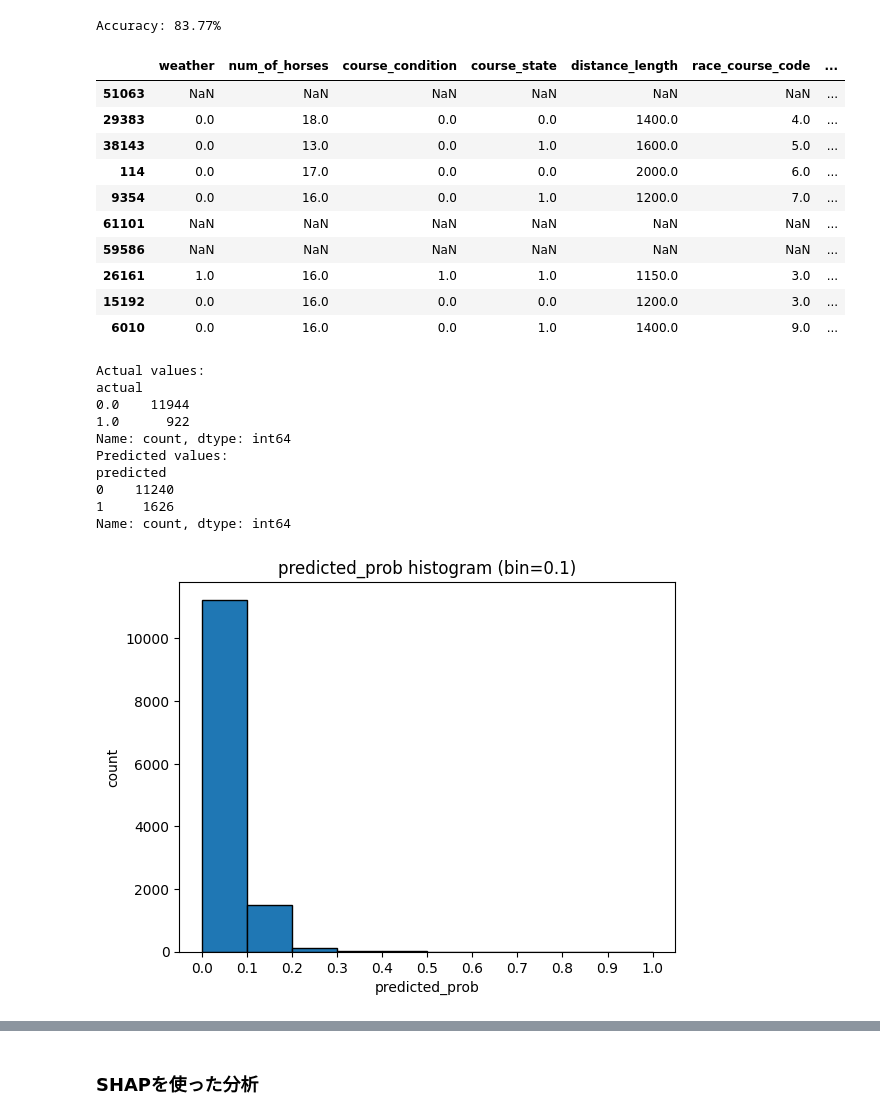
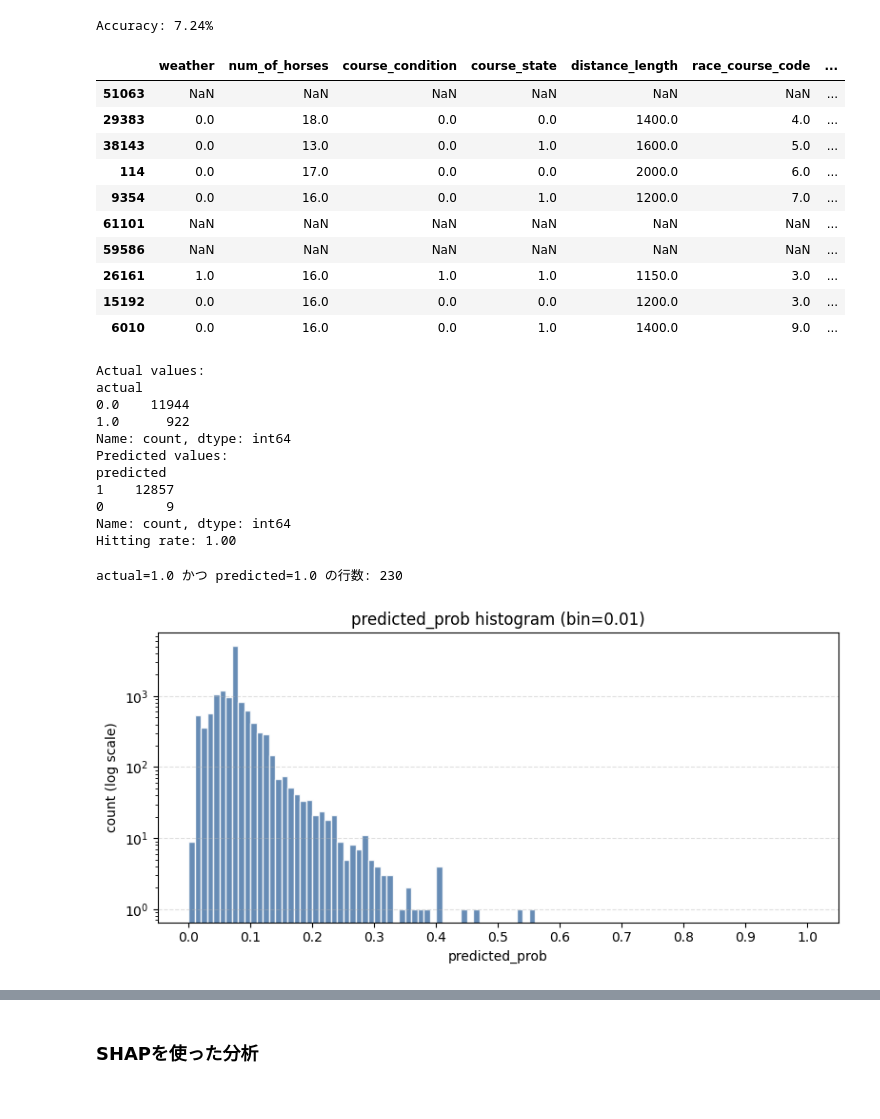
Before and after one commit to Nagishi777/mykeibaAI, a Jupyter notebook: src/05_predict_rank.ipynb, the cells around one changed output, grey strips where cells are left out. Drawn from its saved outputs; the diff is of its cells as text; code cells hidden in the pictures.

```diff
--- a/src/05_predict_rank.ipynb
+++ b/src/05_predict_rank.ipynb
@@ -14,15 +14,12 @@ import sys
 sys.path.append("..") # 親ディレクトリを追加
 from module.path_reader import PathReader
 
-# reader = PathReader("../file_path_NotePC.json") # NotePC用
-reader = PathReader("../file_path_Desktop.json") # Desktop用
+reader = PathReader("../file_path_NotePC.json") # NotePC用
+# reader = PathReader("../file_path_Desktop.json") # Desktop用
 # %%
 with open(os.path.join(reader.get_path('data_folder'), 'merged_table_260208.pkl'), "rb") as f:
     model = pickle.load(f)
 
-model = model.rename(columns={"weight_carried_x": "weight_carried"})
-model = model.drop(columns=["weight_carried_y"], errors="ignore")
-
 print(model.columns)
 print(f"Number of items: {len(model.columns)}")
 print(f"Number of rows: {len(model)}")
@@ -69,7 +66,7 @@ params = {
 # %%
 ml_model = lgb.train(params, lgb_train, valid_sets=[lgb_train, lgb_eval], valid_names=['train', 'eval'])
 y_pred_prob = ml_model.predict(X_test, num_iteration=ml_model.best_iteration)
-y_pred = (y_pred_prob >= 0.1).astype(int) # 確率を0.5で閾値判定
+y_pred = (y_pred_prob >= 0.01).astype(int) # 確率を0.5で閾値判定
 accuracy = accuracy_score(y_test, y_pred)
 print(f"Accuracy: {accuracy * 100:.2f}%")
 
@@ -80,7 +77,7 @@ results["predicted_prob"] = y_pred_prob # 予測確率
 
 results.head(10)
 # %% [output]
-Accuracy: 83.77%
+Accuracy: 7.24%
 |  | weather | num_of_horses | course_condition | course_state | distance_length | race_course_code | ... |
 | 51063 | NaN | NaN | NaN | NaN | NaN | NaN | ... |
 | 29383 | 0.0 | 18.0 | 0.0 | 0.0 | 1400.0 | 4.0 | ... |
@@ -95,6 +92,10 @@ Accuracy: 83.77%
 # %%
 print(f"Actual values:\n{results['actual'].value_counts()}")
 print(f"Predicted values:\n{results['predicted'].value_counts()}")
+
+# 的中率の表示
+both_one_count = ((results["actual"] == 1) & (results["predicted"] == 1)).sum()
+print(f"Hitting rate: {both_one_count / (results['actual'] == 1).sum():.2f}")
 # %% [output]
 Actual values:
 actual
@@ -103,19 +104,31 @@ actual
 Name: count, dtype: int64
 Predicted values:
 predicted
-0    11240
-1     1626
+1    12857
+0        9
 Name: count, dtype: int64
+Hitting rate: 1.00
+# %%
+both_one_count = ((results["actual"] == 1) & (results["predicted"] == 1)).sum()
+print(f"actual=1.0 かつ predicted=1.0 の行数: {both_one_count}")
+# %% [output]
+actual=1.0 かつ predicted=1.0 の行数: 230
 # %%
 import numpy as np
 import matplotlib.pyplot as plt
 
-bins = np.arange(0, 1.01, 0.1)
-plt.hist(results["predicted_prob"], bins=bins, edgecolor="black")
-plt.xticks(bins)
+data = results["predicted_prob"].clip(0, 1)
+bins = np.linspace(0, 1, 101)
+
+plt.figure(figsize=(8, 4))
+plt.hist(data, bins=bins, edgecolor="white", color="#4C78A8", alpha=0.85)
+plt.yscale("log")
+plt.xticks(np.linspace(0, 1, 11))
+plt.grid(axis="y", linestyle="--", alpha=0.4)
 plt.xlabel("predicted_prob")
-plt.ylabel("count")
-plt.title("predicted_prob histogram (bin=0.1)")
+plt.ylabel("count (log scale)")
+plt.title("predicted_prob histogram (bin=0.01)")
+plt.tight_layout()
 plt.show()
 # %% [output]
-[figure, old version]
+[figure, new version]
```
Also changed, not shown: parts of 1 cell of this notebook.
